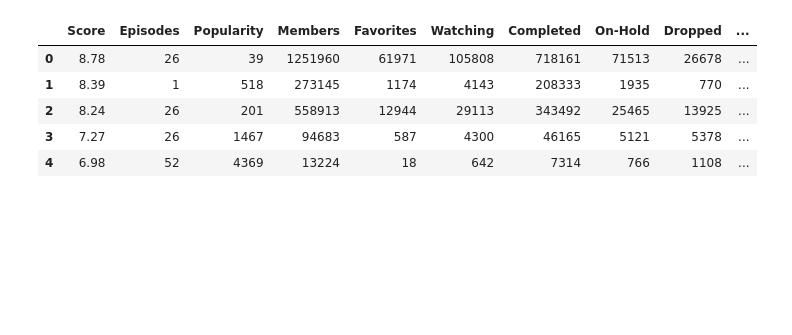
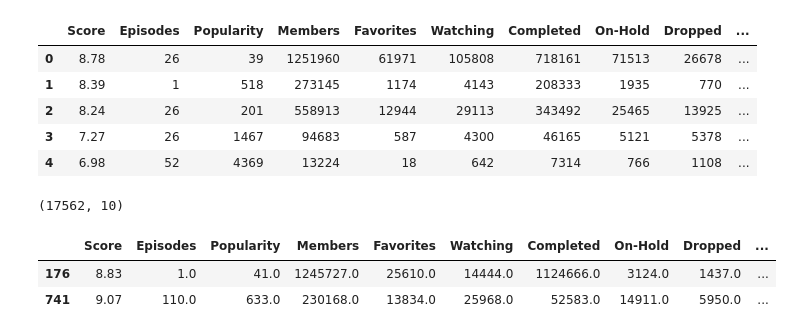
Before and after one commit to EddyGiusepe/Recommendation_of_MyAnimeList_2021, a Jupyter notebook: RecomendacaoAnime_2020.ipynb, the cells around one changed output. Saved outputs shown, nothing was run; the diff lists cells and outputs as text; code cells hidden in the pictures; blank space fills up the shorter version.

```diff
--- a/RecomendacaoAnime_2020.ipynb
+++ b/RecomendacaoAnime_2020.ipynb
@@ -73,3 +75,17 @@ df.head()
 | 2 | 8.24 | 26 | 201 | 558913 | 12944 | 29113 | 343492 | 25465 | 13925 | ... |
 | 3 | 7.27 | 26 | 1467 | 94683 | 587 | 4300 | 46165 | 5121 | 5378 | ... |
 | 4 | 6.98 | 52 | 4369 | 13224 | 18 | 642 | 7314 | 766 | 1108 | ... |
+# %%
+df=df.astype(float)
+# %%
+df.shape
+# %% [output]
+(17562, 10)
+# %%
+df = df[df.Score > 0.0]
+# %%
+df.head(2)
+# %% [output]
+|  | Score | Episodes | Popularity | Members | Favorites | Watching | Completed | On-Hold | Dropped | ... |
+| 176 | 8.83 | 1.0 | 41.0 | 1245727.0 | 25610.0 | 14444.0 | 1124666.0 | 3124.0 | 1437.0 | ... |
+| 741 | 9.07 | 110.0 | 633.0 | 230168.0 | 13834.0 | 25968.0 | 52583.0 | 14911.0 | 5950.0 | ... |
```
Also changed, not shown: parts of 3 cells of this notebook.
